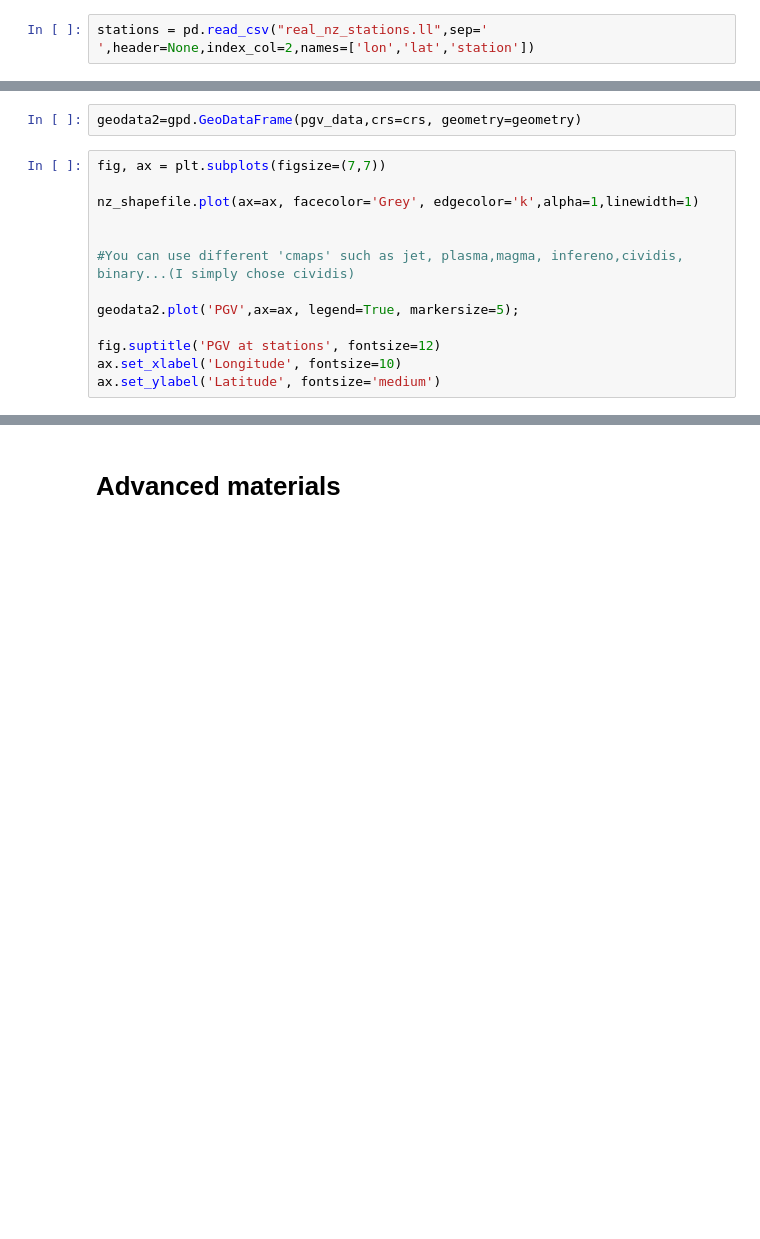
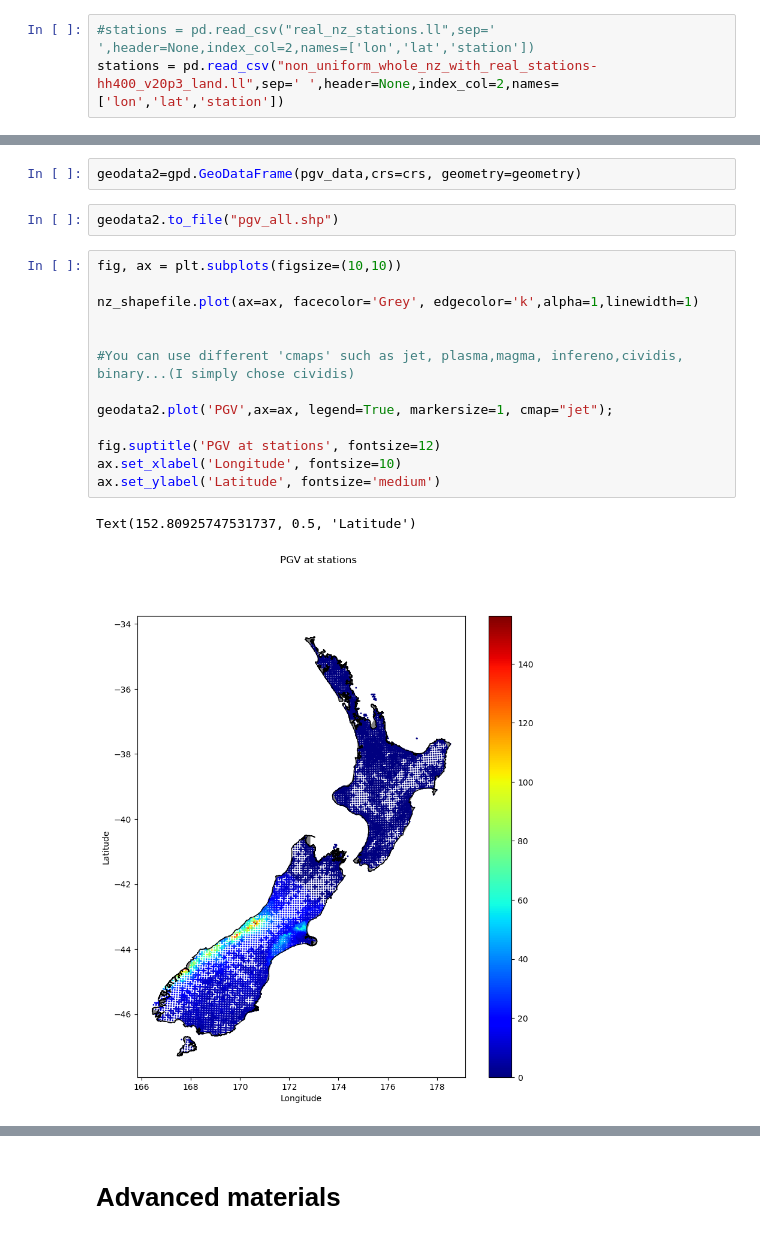
Before and after one commit to sungeunbae/python_tutorial, a Jupyter notebook: QuakeCoRE Python Workshop.ipynb, the cells around one changed output, grey strips where cells are left out. Saved outputs shown, nothing was run; the diff lists cells and outputs as text; blank space fills up the shorter version.

```diff
--- a/QuakeCoRE Python Workshop.ipynb
+++ b/QuakeCoRE Python Workshop.ipynb
@@ -563,6 +578,7 @@ from shapely.geometry import Point, Polygon
 # %% [markdown]
 The file `real_nz_stations.ll` supplied contains the location of all stations installed in New Zealand.
 # %%
-stations = pd.read_csv("real_nz_stations.ll",sep=' ',header=None,index_col=2,names=['lon','lat','station'])
+#stations = pd.read_csv("real_nz_stations.ll",sep=' ',header=None,index_col=2,names=['lon','lat','station'])
+stations = pd.read_csv("non_uniform_whole_nz_with_real_stations-hh400_v20p3_land.ll",sep=' ',header=None,index_col=2,names=['lon','lat','station'])
 # %%
 stations
@@ -604,16 +708,21 @@ print(pgv_data)
 geometry=[Point(xy) for xy in zip(pgv_data["lon"], pgv_data["lat"])]
 # %%
 geodata2=gpd.GeoDataFrame(pgv_data,crs=crs, geometry=geometry)
+# %%
+geodata2.to_file("pgv_all.shp")
 # %%
-fig, ax = plt.subplots(figsize=(7,7))
+fig, ax = plt.subplots(figsize=(10,10))
 
 nz_shapefile.plot(ax=ax, facecolor='Grey', edgecolor='k',alpha=1,linewidth=1)
 
 
 #You can use different 'cmaps' such as jet, plasma,magma, infereno,cividis, binary...(I simply chose cividis)
 
-geodata2.plot('PGV',ax=ax, legend=True, markersize=5);
+geodata2.plot('PGV',ax=ax, legend=True, markersize=1, cmap="jet");
 
 fig.suptitle('PGV at stations', fontsize=12)
 ax.set_xlabel('Longitude', fontsize=10)
 ax.set_ylabel('Latitude', fontsize='medium')
+# %% [output]
+Text(152.80925747531737, 0.5, 'Latitude')
+[figure, added]
```
Also changed, not shown: parts of 16 cells of this notebook, 7 other files.
